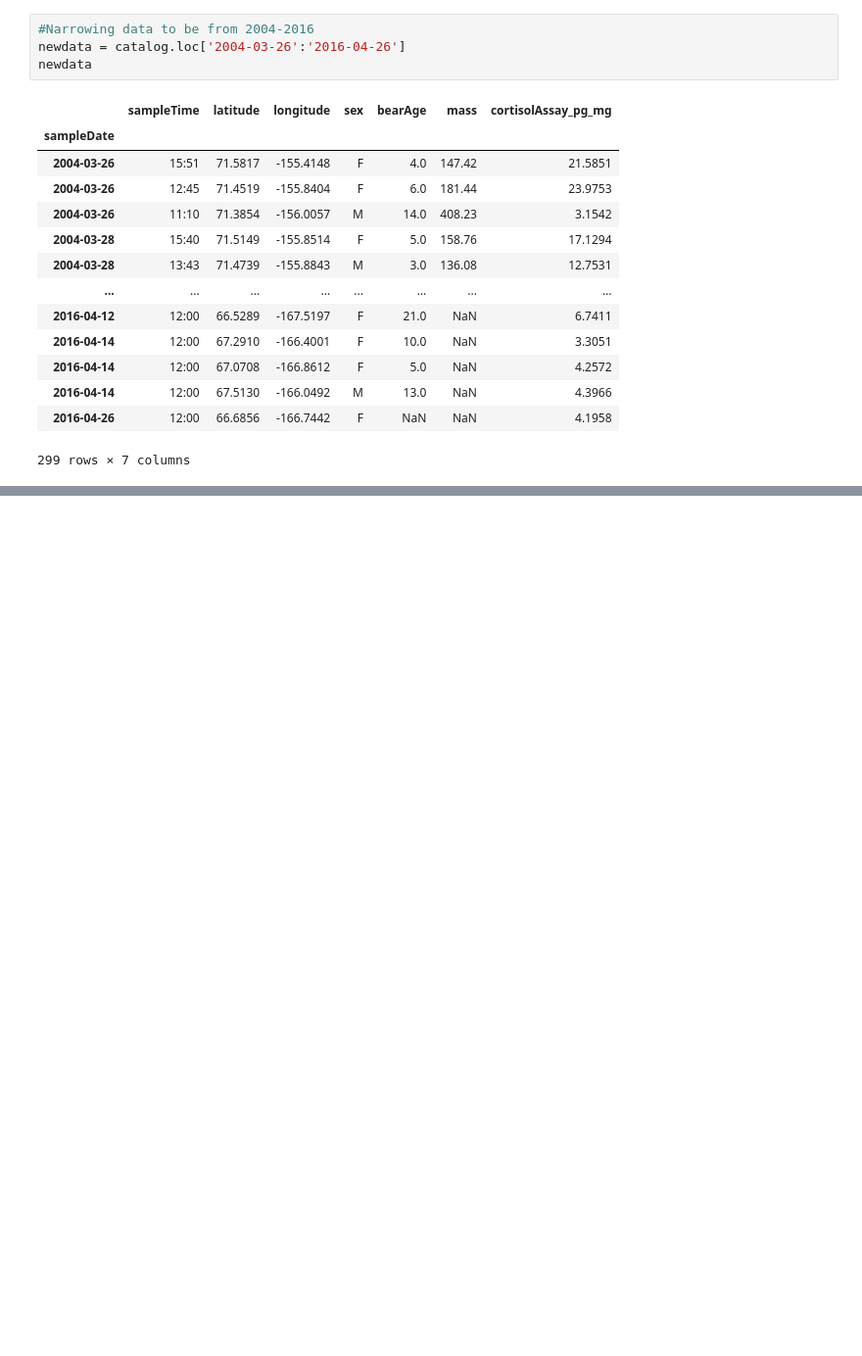
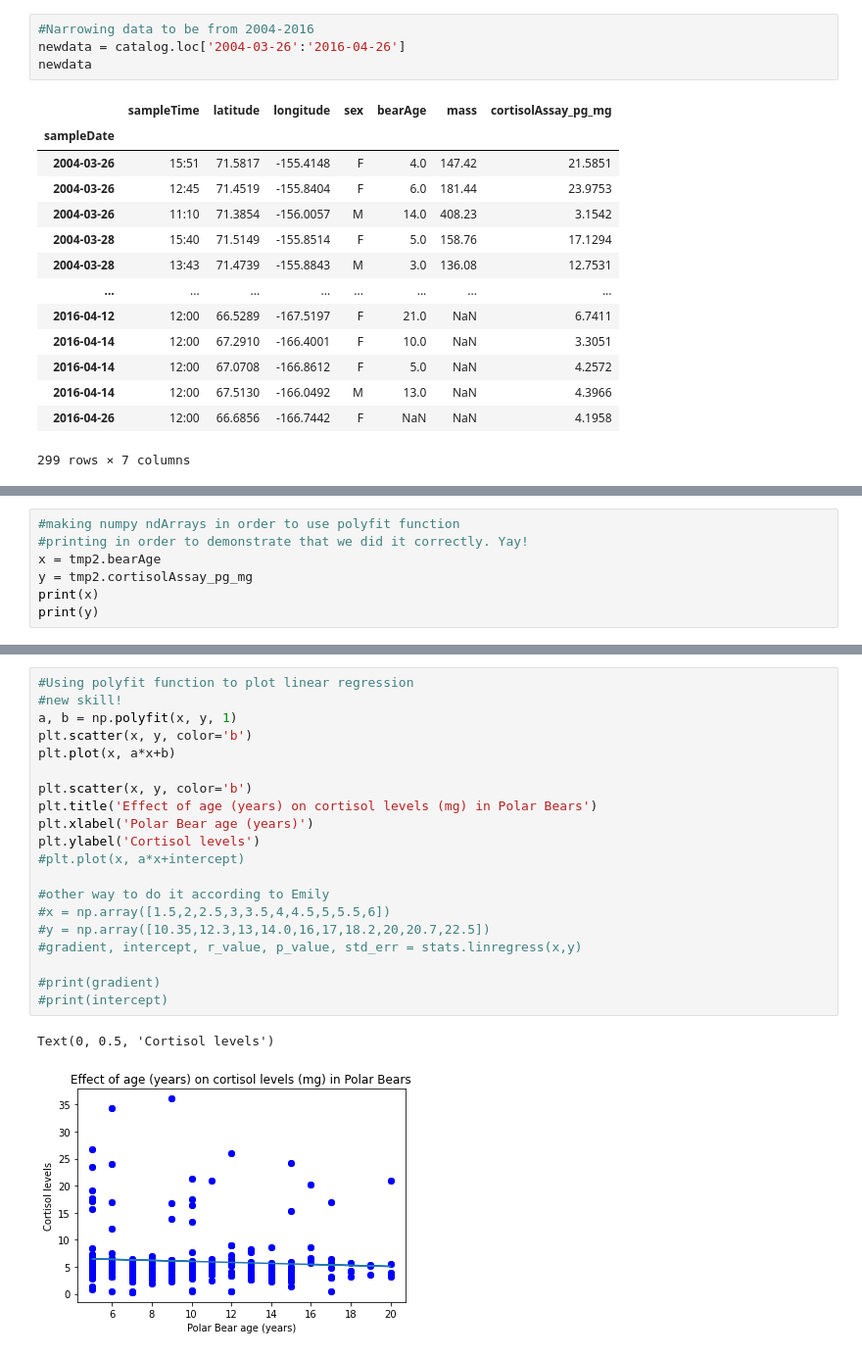
Before and after one commit to lucyg23/FinalProject, a Jupyter notebook: FinalProject.ipynb, the cells around one changed output, grey strips where cells are left out. Shown at 98% size. Drawn from its saved outputs; the diff is of its cells as text; blank space fills up the shorter version.

```diff
--- a/FinalProject.ipynb
+++ b/FinalProject.ipynb
@@ -223,0 +257,7 @@ AttributeError: 'DataFrame' object has no attribute 'polyfit'
+# %%
+#making numpy ndArrays in order to use polyfit function
+#printing in order to demonstrate that we did it correctly. Yay!
+x = tmp2.bearAge
+y = tmp2.cortisolAssay_pg_mg
+print(x)
+print(y)
@@ -223,0 +282,23 @@ AttributeError: 'DataFrame' object has no attribute 'polyfit'
+# %%
+#Using polyfit function to plot linear regression
+#new skill!
+a, b = np.polyfit(x, y, 1)
+plt.scatter(x, y, color='b')
+plt.plot(x, a*x+b)
+
+plt.scatter(x, y, color='b')
+plt.title('Effect of age (years) on cortisol levels (mg) in Polar Bears')
+plt.xlabel('Polar Bear age (years)')
+plt.ylabel('Cortisol levels')
+#plt.plot(x, a*x+intercept)
+
+#other way to do it according to Emily
+#x = np.array([1.5,2,2.5,3,3.5,4,4.5,5,5.5,6])
+#y = np.array([10.35,12.3,13,14.0,16,17,18.2,20,20.7,22.5])
+#gradient, intercept, r_value, p_value, std_err = stats.linregress(x,y)
+
+#print(gradient)
+#print(intercept)
+# %% [output]
+Text(0, 0.5, 'Cortisol levels')
+[figure, added]
```
Also changed, not shown: parts of 8 cells of this notebook.
